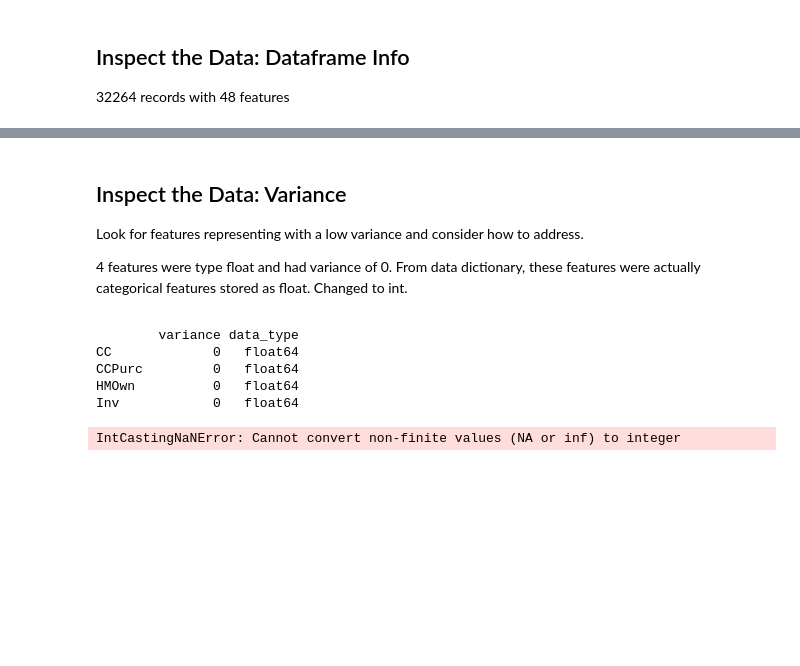
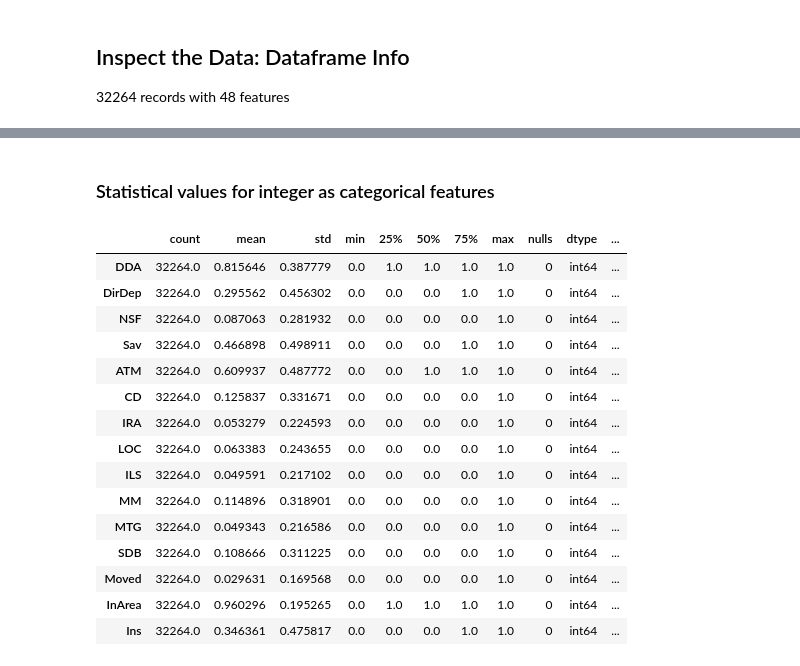
Before and after one commit to acntspell/uncg_ism647_ml1_assignment, a Jupyter notebook: ism647_ML1.ipynb, the cells around one changed output, grey strips where cells are left out. Drawn from its saved outputs; the diff is of its cells as text; code cells hidden in the pictures; blank space fills up the shorter version.

```diff
--- a/ism647_ML1.ipynb
+++ b/ism647_ML1.ipynb
@@ -106,40 +33,0 @@ missing_df.head(50)
-# %% [markdown]
-## Inspect the Data: Variance
-<p>
-Look for features representing with a low variance and consider how to address.
-<p>
-4 features were type float and had variance of 0. From data dictionary, these features were actually categorical features stored as float. Changed to int.
-# %%
-# find variance for each numerical feature in dataframe
-numerical_features = df.select_dtypes(include=[np.number])
-
-# calculate variance for each numerical feature as an integer
-variance = numerical_features.var().astype(int)
-
-# select features with a variance of 0
-variance = variance[variance == 0]
-
-# add column for the data type of each feature
-variance = variance.to_frame()
-variance.columns = ['variance']
-variance['data_type'] = df[variance.index].dtypes
-
-# select features with a variance of 0 and type of float64
-variance = variance[(variance['variance'] == 0) & (variance['data_type'] == 'float64')]
-
-# print variance for each numerical feature
-print(variance)
-# %% [output]
-        variance data_type
-CC             0   float64
-CCPurc         0   float64
-HMOwn          0   float64
-Inv            0   float64
-# %%
-# in df, select features in variance dataframe and change their data type to int64
-df[variance.index] = df[variance.index].astype('int64')
-
-# print data type of the features in variance dataframe to confirm they have been changed
-print(df[variance.index].dtypes)
-# %% [output]
-IntCastingNaNError: Cannot convert non-finite values (NA or inf) to integer
@@ -145,0 +61,26 @@ IntCastingNaNError: Cannot convert non-finite values (NA or inf) to integer
+# %% [markdown]
+### Statistical values for integer as categorical features
+# %%
+# select int columns used as categorical features
+int_cat_features = df.select_dtypes(include=['int64'])
+int_cat_features = int_cat_features.loc[:, int_cat_features.nunique() == 2]
+
+# print statistical summary of the data for numerical features
+describe_with_nulls_and_dtype(int_cat_features)
+# %% [output]
+|  | count | mean | std | min | 25% | 50% | 75% | max | nulls | dtype | ... |
+| DDA | 32264.0 | 0.815646 | 0.387779 | 0.0 | 1.0 | 1.0 | 1.0 | 1.0 | 0 | int64 | ... |
+| DirDep | 32264.0 | 0.295562 | 0.456302 | 0.0 | 0.0 | 0.0 | 1.0 | 1.0 | 0 | int64 | ... |
+| NSF | 32264.0 | 0.087063 | 0.281932 | 0.0 | 0.0 | 0.0 | 0.0 | 1.0 | 0 | int64 | ... |
+| Sav | 32264.0 | 0.466898 | 0.498911 | 0.0 | 0.0 | 0.0 | 1.0 | 1.0 | 0 | int64 | ... |
+| ATM | 32264.0 | 0.609937 | 0.487772 | 0.0 | 0.0 | 1.0 | 1.0 | 1.0 | 0 | int64 | ... |
+| CD | 32264.0 | 0.125837 | 0.331671 | 0.0 | 0.0 | 0.0 | 0.0 | 1.0 | 0 | int64 | ... |
+| IRA | 32264.0 | 0.053279 | 0.224593 | 0.0 | 0.0 | 0.0 | 0.0 | 1.0 | 0 | int64 | ... |
+| LOC | 32264.0 | 0.063383 | 0.243655 | 0.0 | 0.0 | 0.0 | 0.0 | 1.0 | 0 | int64 | ... |
+| ILS | 32264.0 | 0.049591 | 0.217102 | 0.0 | 0.0 | 0.0 | 0.0 | 1.0 | 0 | int64 | ... |
+| MM | 32264.0 | 0.114896 | 0.318901 | 0.0 | 0.0 | 0.0 | 0.0 | 1.0 | 0 | int64 | ... |
+| MTG | 32264.0 | 0.049343 | 0.216586 | 0.0 | 0.0 | 0.0 | 0.0 | 1.0 | 0 | int64 | ... |
+| SDB | 32264.0 | 0.108666 | 0.311225 | 0.0 | 0.0 | 0.0 | 0.0 | 1.0 | 0 | int64 | ... |
+| Moved | 32264.0 | 0.029631 | 0.169568 | 0.0 | 0.0 | 0.0 | 0.0 | 1.0 | 0 | int64 | ... |
+| InArea | 32264.0 | 0.960296 | 0.195265 | 0.0 | 1.0 | 1.0 | 1.0 | 1.0 | 0 | int64 | ... |
+| Ins | 32264.0 | 0.346361 | 0.475817 | 0.0 | 0.0 | 0.0 | 1.0 | 1.0 | 0 | int64 | ... |
```
Also changed, not shown: parts of 11 cells of this notebook.
